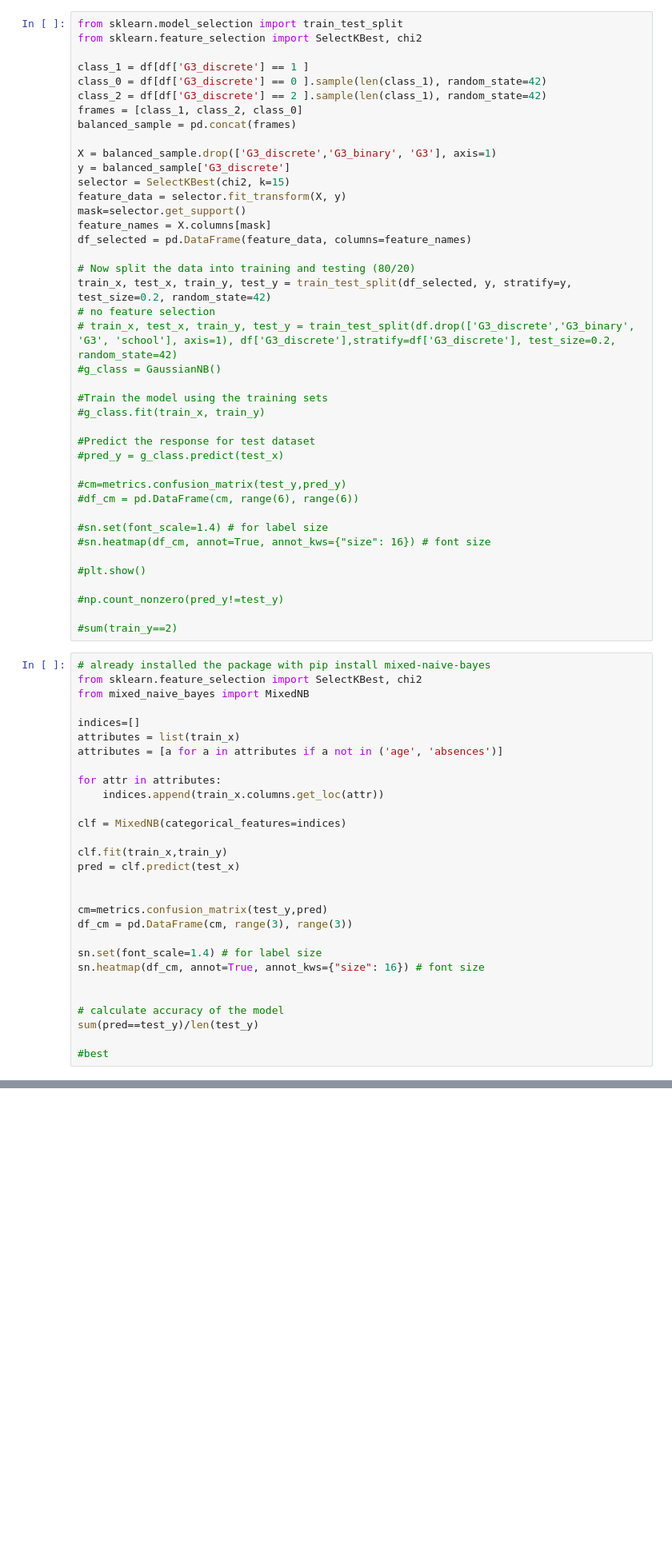
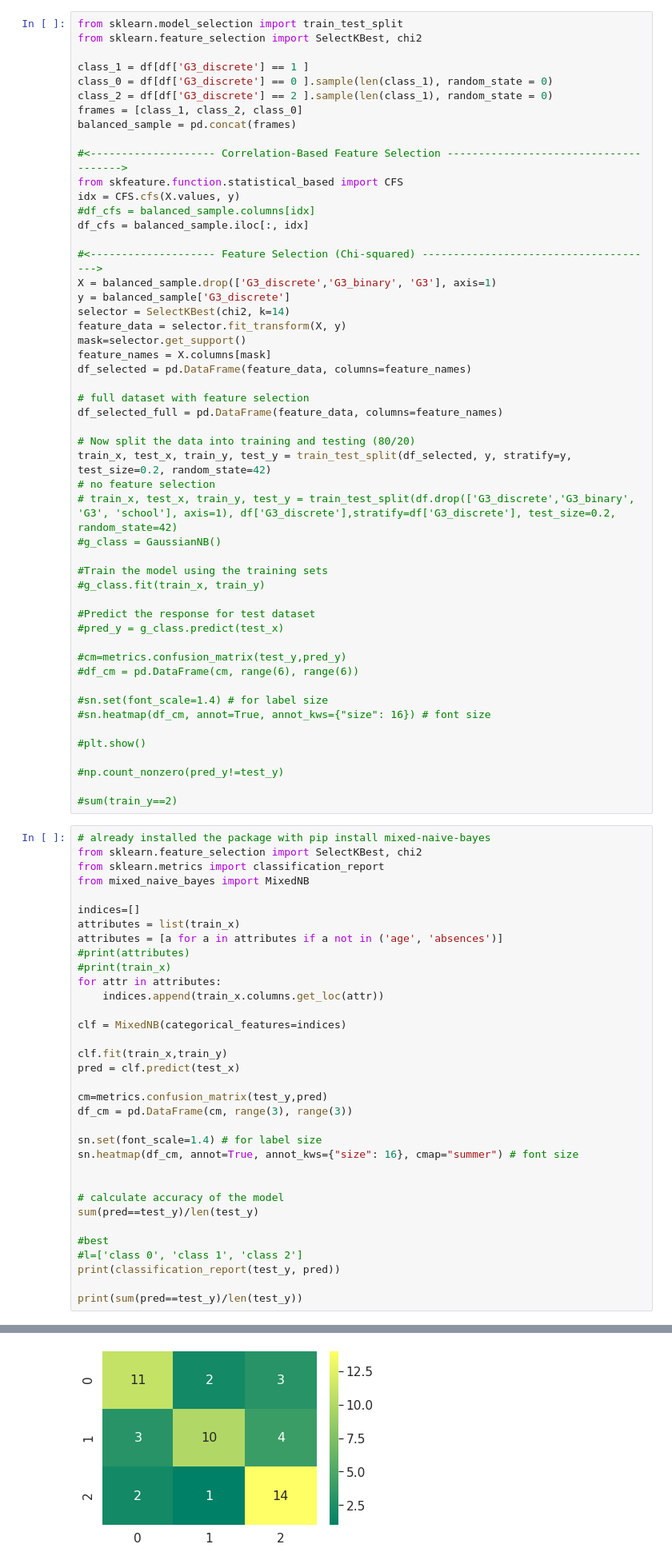
Before and after one commit to olga-khab/msa-predicting-performance, a Jupyter notebook: msa-project.ipynb, the cells around one changed output, grey strips where cells are left out. Shown: that part at 80% size. Saved outputs shown, nothing was run; the diff lists cells and outputs as text; blank space fills up the shorter version.

```diff
--- a/msa-project.ipynb
+++ b/msa-project.ipynb
@@ -111,18 +108,28 @@ from sklearn.model_selection import train_test_split
 from sklearn.feature_selection import SelectKBest, chi2
 
 class_1 = df[df['G3_discrete'] == 1 ]
-class_0 = df[df['G3_discrete'] == 0 ].sample(len(class_1), random_state=42)
-class_2 = df[df['G3_discrete'] == 2 ].sample(len(class_1), random_state=42)
+class_0 = df[df['G3_discrete'] == 0 ].sample(len(class_1), random_state = 0)
+class_2 = df[df['G3_discrete'] == 2 ].sample(len(class_1), random_state = 0)
 frames = [class_1, class_2, class_0]
 balanced_sample = pd.concat(frames)
 
+#<-------------------- Correlation-Based Feature Selection -------------------------------------->
+from skfeature.function.statistical_based import CFS
+idx = CFS.cfs(X.values, y)
+#df_cfs = balanced_sample.columns[idx]
+df_cfs = balanced_sample.iloc[:, idx]
+
+#<-------------------- Feature Selection (Chi-squared) -------------------------------------->
 X = balanced_sample.drop(['G3_discrete','G3_binary', 'G3'], axis=1)
 y = balanced_sample['G3_discrete']
-selector = SelectKBest(chi2, k=15)
+selector = SelectKBest(chi2, k=14)
 feature_data = selector.fit_transform(X, y)
 mask=selector.get_support()
 feature_names = X.columns[mask]
 df_selected = pd.DataFrame(feature_data, columns=feature_names)
+
+# full dataset with feature selection
+df_selected_full = pd.DataFrame(feature_data, columns=feature_names)
 
 # Now split the data into training and testing (80/20)
 train_x, test_x, train_y, test_y = train_test_split(df_selected, y, stratify=y, test_size=0.2, random_state=42)
@@ -150,12 +157,14 @@ train_x, test_x, train_y, test_y = train_test_split(df_selected, y, stratify=y,
 # %%
 # already installed the package with pip install mixed-naive-bayes
 from sklearn.feature_selection import SelectKBest, chi2
+from sklearn.metrics import classification_report
 from mixed_naive_bayes import MixedNB
 
 indices=[]
 attributes = list(train_x)
 attributes = [a for a in attributes if a not in ('age', 'absences')]
-
+#print(attributes)
+#print(train_x)
 for attr in attributes:
     indices.append(train_x.columns.get_loc(attr))
 
@@ -164,16 +173,19 @@ clf = MixedNB(categorical_features=indices)
 clf.fit(train_x,train_y)
 pred = clf.predict(test_x)
 
-
 cm=metrics.confusion_matrix(test_y,pred)
 df_cm = pd.DataFrame(cm, range(3), range(3))
 
 sn.set(font_scale=1.4) # for label size
-sn.heatmap(df_cm, annot=True, annot_kws={"size": 16}) # font size
+sn.heatmap(df_cm, annot=True, annot_kws={"size": 16}, cmap="summer") # font size
 
 
 # calculate accuracy of the model
 sum(pred==test_y)/len(test_y)
 
 #best
+#l=['class 0', 'class 1', 'class 2']
+print(classification_report(test_y, pred))
+
+print(sum(pred==test_y)/len(test_y))
 # %% [output]
@@ -182,3 +204,4 @@ IndexError: index 3 is out of bounds for axis 1 with size 3
+[figure, added]
 # %%
 # selected features
 print(df_selected.info())
```
Also changed, not shown: parts of 12 cells of this notebook.
